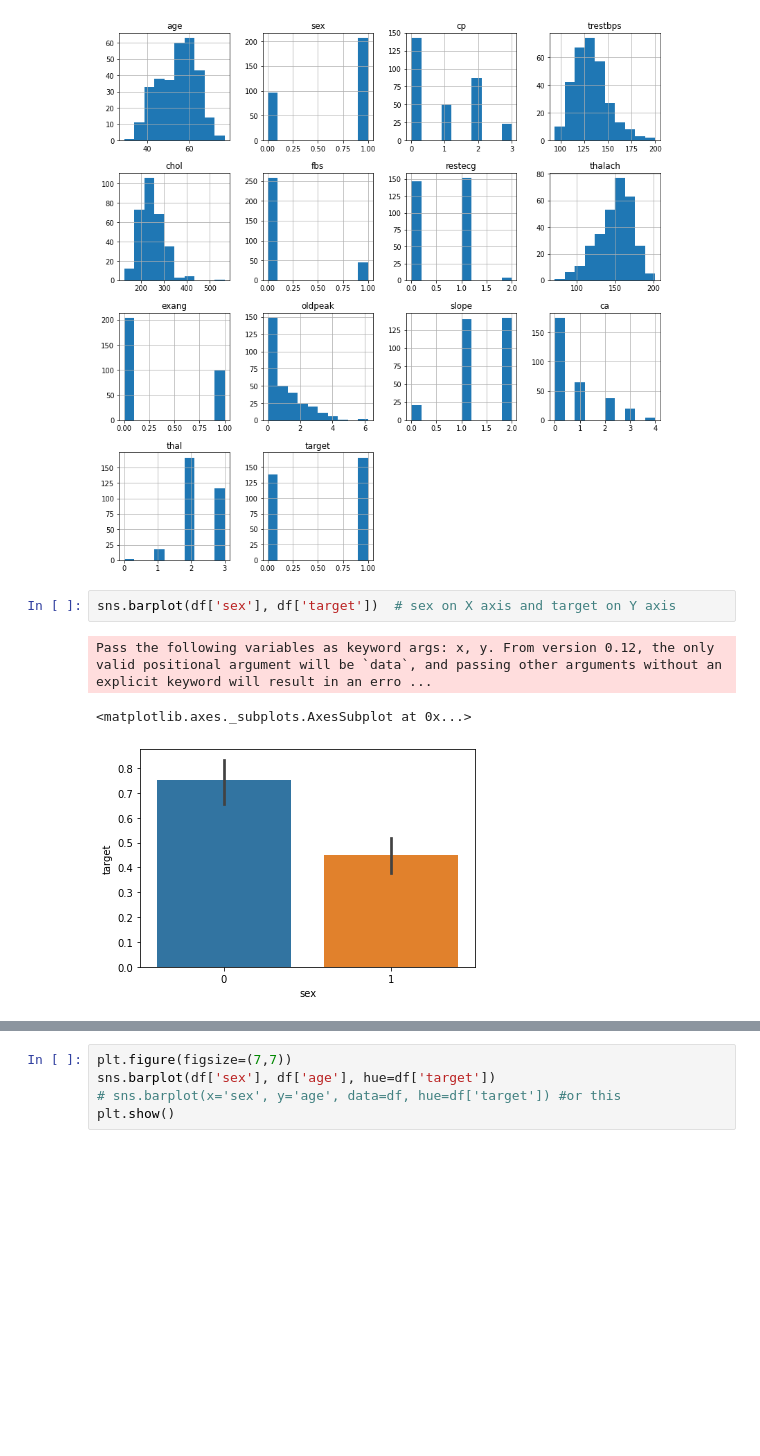
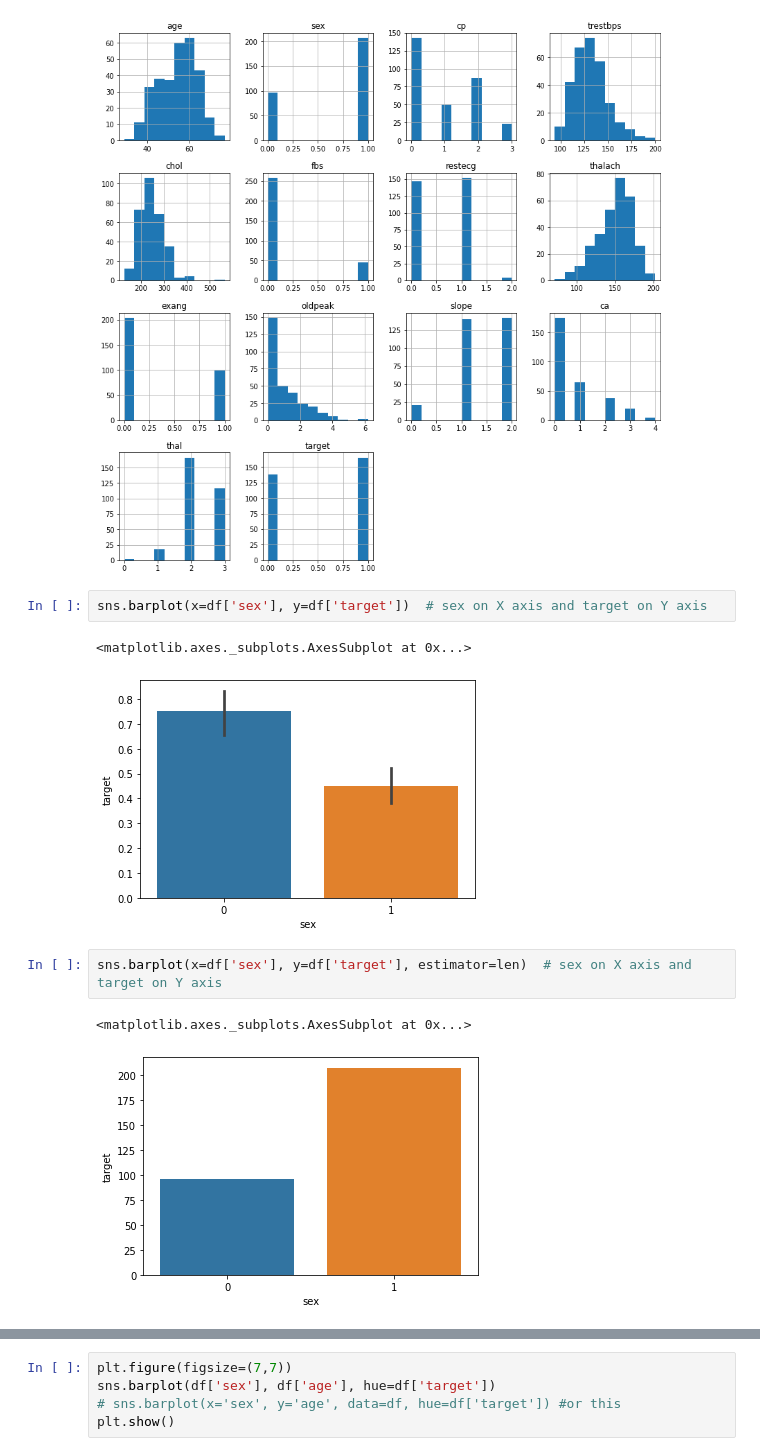
Before and after one commit to shashwat9kumar/Heart_Disease_Prediction, a Jupyter notebook: Heart_Disease_Prediction.ipynb, the cells around one changed output, grey strips where cells are left out. Cells and saved outputs as stored; diff of their text form; blank space fills up the shorter version.

```diff
--- a/Heart_Disease_Prediction.ipynb
+++ b/Heart_Disease_Prediction.ipynb
@@ -138,8 +138,12 @@ memory usage: 33.3 KB
 # %% [output]
 [figure]
 # %%
-sns.barplot(df['sex'], df['target'])  # sex on X axis and target on Y axis
+sns.barplot(x=df['sex'], y=df['target'])  # sex on X axis and target on Y axis
 # %% [output]
-Pass the following variables as keyword args: x, y. From version 0.12, the only valid positional argument will be `data`, and passing other arguments without an explicit keyword will result in an erro ...
+<matplotlib.axes._subplots.AxesSubplot at 0x...>
-<matplotlib.axes._subplots.AxesSubplot at 0x...>
 [figure]
+# %%
+sns.barplot(x=df['sex'], y=df['target'], estimator=len)  # sex on X axis and target on Y axis
+# %% [output]
+<matplotlib.axes._subplots.AxesSubplot at 0x...>
+[figure, added]
```
Also changed, not shown: parts of 20 cells of this notebook.
